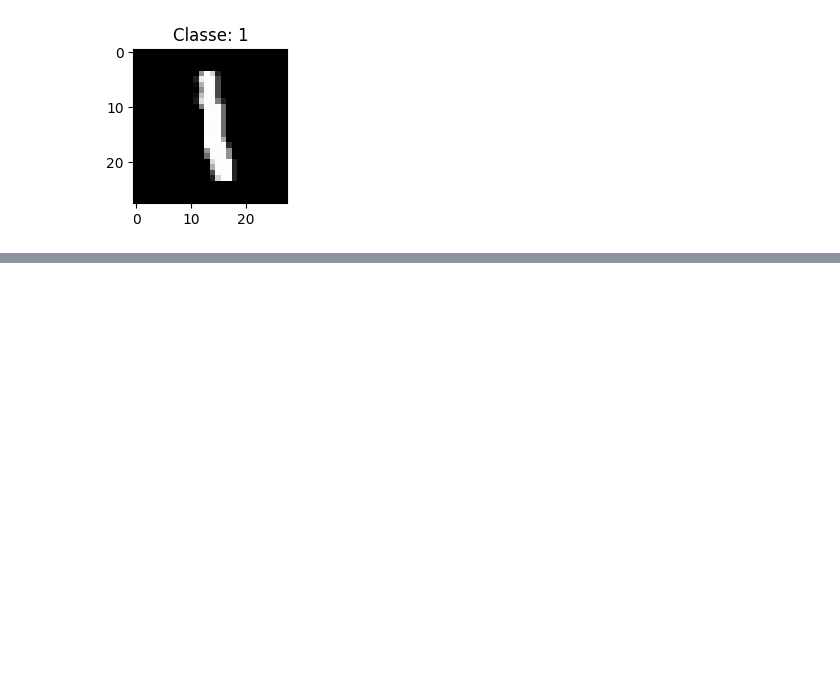
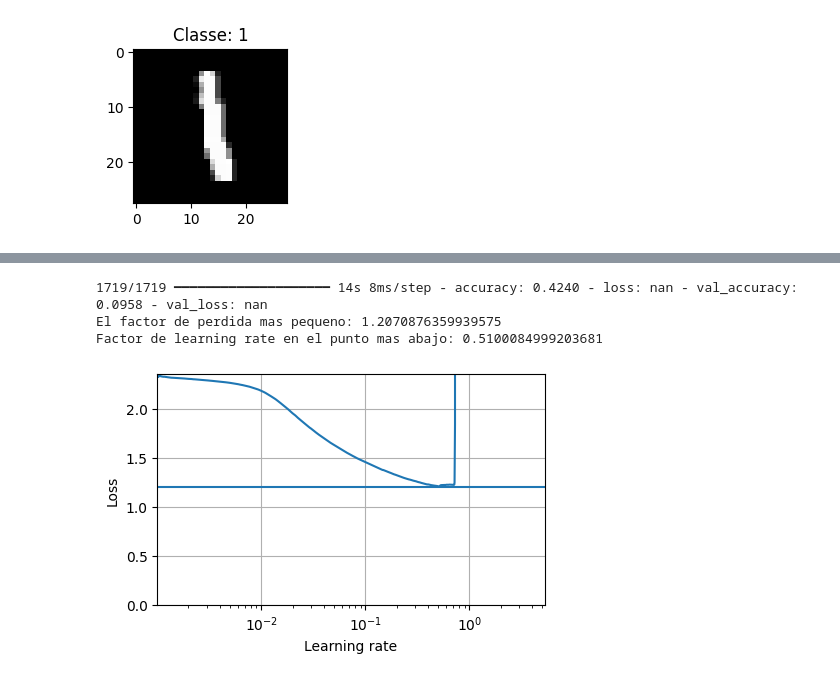
Before and after one commit to MaciaKing/UNED, a Jupyter notebook: Aprendizaje Profundo/Entrgas/PEC0.ipynb, the cells around one changed output, grey strips where cells are left out. Saved outputs shown, nothing was run; the diff lists cells and outputs as text; code cells hidden in the pictures; blank space fills up the shorter version.

```diff
--- a/Aprendizaje Profundo/Entrgas/PEC0.ipynb
+++ b/Aprendizaje Profundo/Entrgas/PEC0.ipynb
@@ -188,0 +319,23 @@ view_learning_rate(expon_lr_4)
+# %%
+model_4 = tf.keras.Sequential([
+    tf.keras.layers.Flatten(input_shape=[28, 28]),
+    tf.keras.layers.Dense(400, activation="relu"),
+    tf.keras.layers.Dense(300, activation="relu"),
+    tf.keras.layers.Dense(200, activation="relu"),
+    tf.keras.layers.Dense(100, activation="relu"),
+    tf.keras.layers.Dense(10, activation="softmax")
+])
+optimizer_4 = tf.keras.optimizers.SGD(learning_rate=1e-3)
+model_4.compile(loss="sparse_categorical_crossentropy",
+              optimizer=optimizer_4,
+              metrics=["accuracy"])
+expon_lr_4 = ExponentialLearningRate(factor=1.005)
+history = model_4.fit(X_train, y_train, epochs=1,
+                    validation_data=(X_valid, y_valid),
+                    callbacks=[expon_lr_4])
+view_learning_rate(expon_lr_4)
+# %% [output]
+1719/1719 ━━━━━━━━━━━━━━━━━━━━ 14s 8ms/step - accuracy: 0.4240 - loss: nan - val_accuracy: 0.0958 - val_loss: nan
+El factor de perdida mas pequeno: 1.2070876359939575
+Factor de learning rate en el punto mas abajo: 0.5100084999203681
+[figure, added]
```
Also changed, not shown: parts of 92 cells of this notebook.
